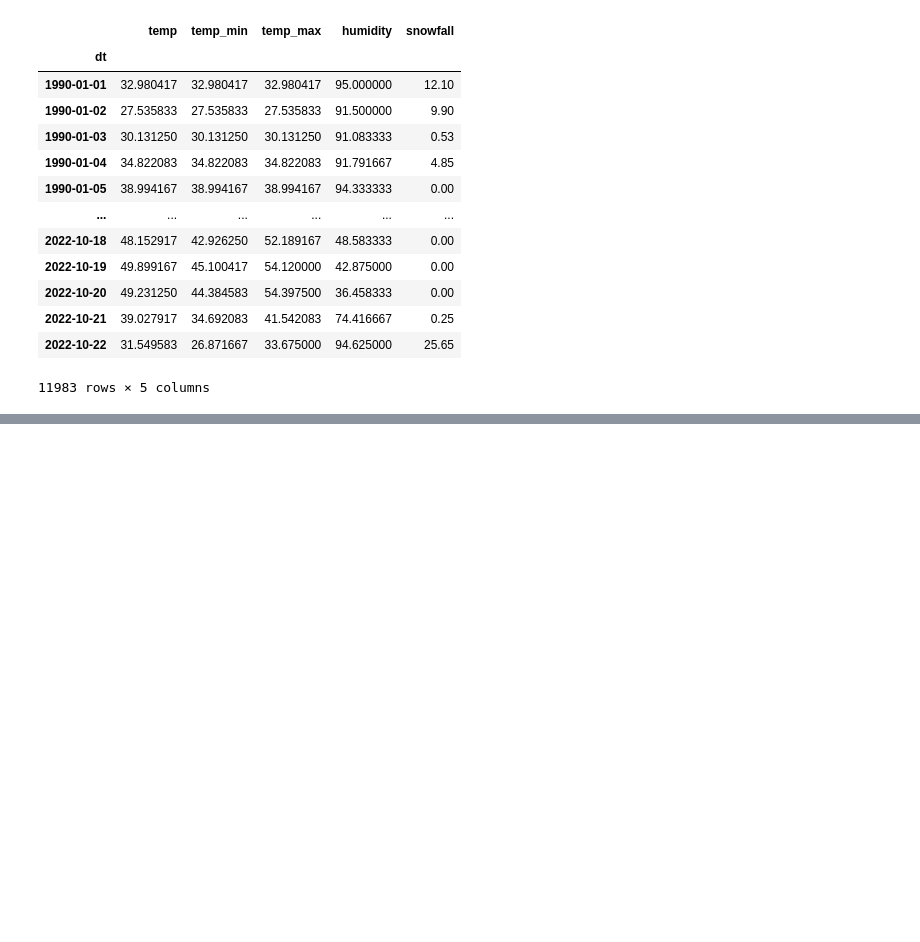
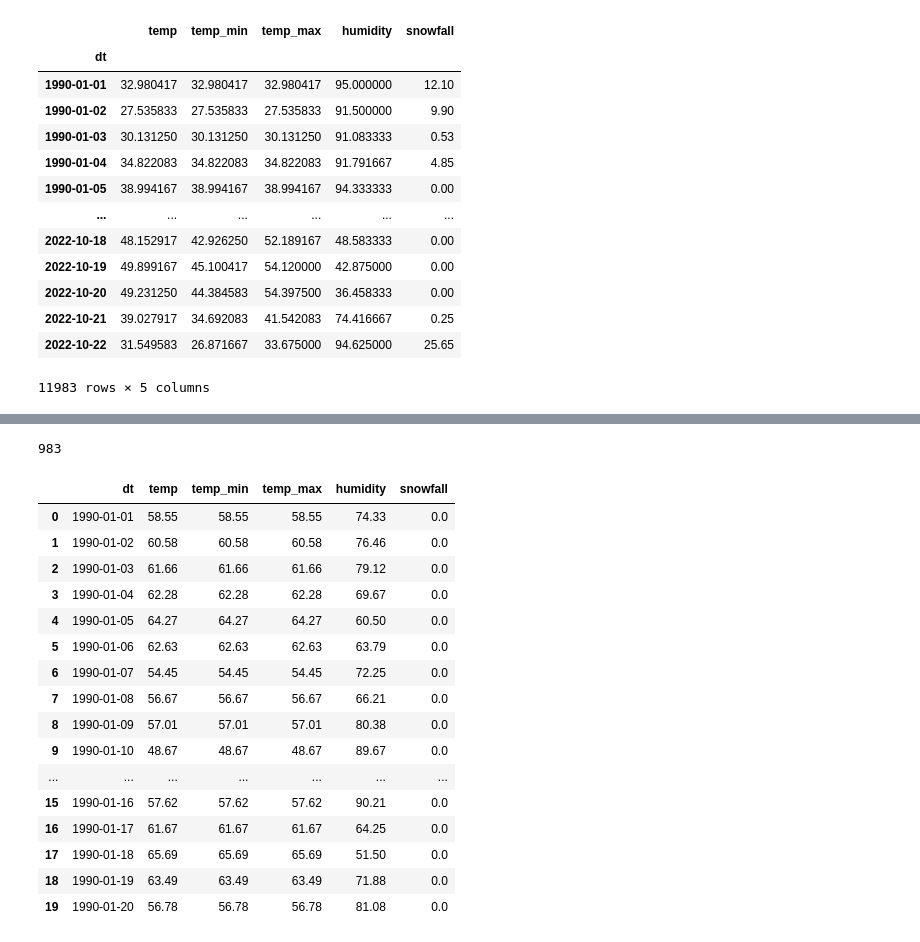
Before and after one commit to caedturner/Snow_data_analysis, a Jupyter notebook: timberline.ipynb, the cells around one changed output, grey strips where cells are left out. Cells and saved outputs as stored; diff of their text form; code cells hidden in the pictures; blank space fills up the shorter version.

Commit message:
adding updated timberline where the rest of my teammates csvs are imported, cleaned and moved to postgres.

```diff
--- a/timberline.ipynb
+++ b/timberline.ipynb
@@ -146,0 +362,25 @@ finished_df.to_sql(name='timberline', con=engine)
+# %%
+zermatt_df.to_sql(name='zermatt', con=engine)
+# %% [output]
+983
+# %%
+tiffindell_df = pd.read_csv('./cleaned_tiffindell.csv')
+tiffindell_df.head(20)
+# %% [output]
+|  | dt | temp | temp_min | temp_max | humidity | snowfall |
+| 0 | 1990-01-01 | 58.55 | 58.55 | 58.55 | 74.33 | 0.0 |
+| 1 | 1990-01-02 | 60.58 | 60.58 | 60.58 | 76.46 | 0.0 |
+| 2 | 1990-01-03 | 61.66 | 61.66 | 61.66 | 79.12 | 0.0 |
+| 3 | 1990-01-04 | 62.28 | 62.28 | 62.28 | 69.67 | 0.0 |
+| 4 | 1990-01-05 | 64.27 | 64.27 | 64.27 | 60.50 | 0.0 |
+| 5 | 1990-01-06 | 62.63 | 62.63 | 62.63 | 63.79 | 0.0 |
+| 6 | 1990-01-07 | 54.45 | 54.45 | 54.45 | 72.25 | 0.0 |
+| 7 | 1990-01-08 | 56.67 | 56.67 | 56.67 | 66.21 | 0.0 |
+| 8 | 1990-01-09 | 57.01 | 57.01 | 57.01 | 80.38 | 0.0 |
+| 9 | 1990-01-10 | 48.67 | 48.67 | 48.67 | 89.67 | 0.0 |
+| ... | ... | ... | ... | ... | ... | ... |
+| 15 | 1990-01-16 | 57.62 | 57.62 | 57.62 | 90.21 | 0.0 |
+| 16 | 1990-01-17 | 61.67 | 61.67 | 61.67 | 64.25 | 0.0 |
+| 17 | 1990-01-18 | 65.69 | 65.69 | 65.69 | 51.50 | 0.0 |
+| 18 | 1990-01-19 | 63.49 | 63.49 | 63.49 | 71.88 | 0.0 |
+| 19 | 1990-01-20 | 56.78 | 56.78 | 56.78 | 81.08 | 0.0 |
```
Also changed, not shown: parts of 29 cells of this notebook.
